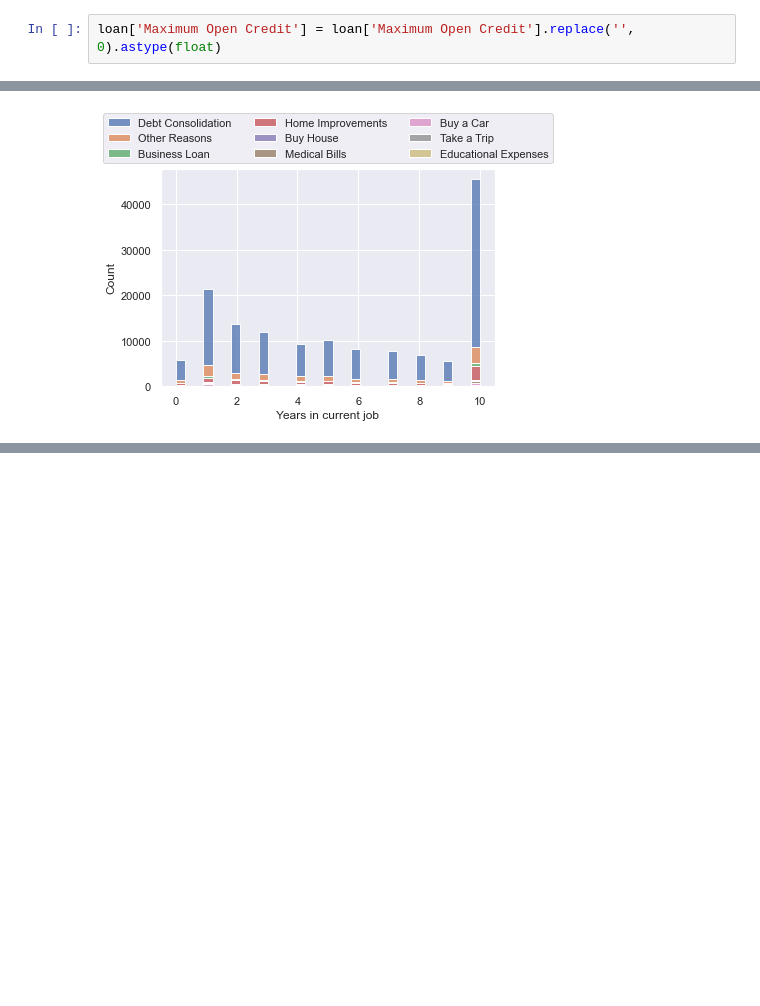
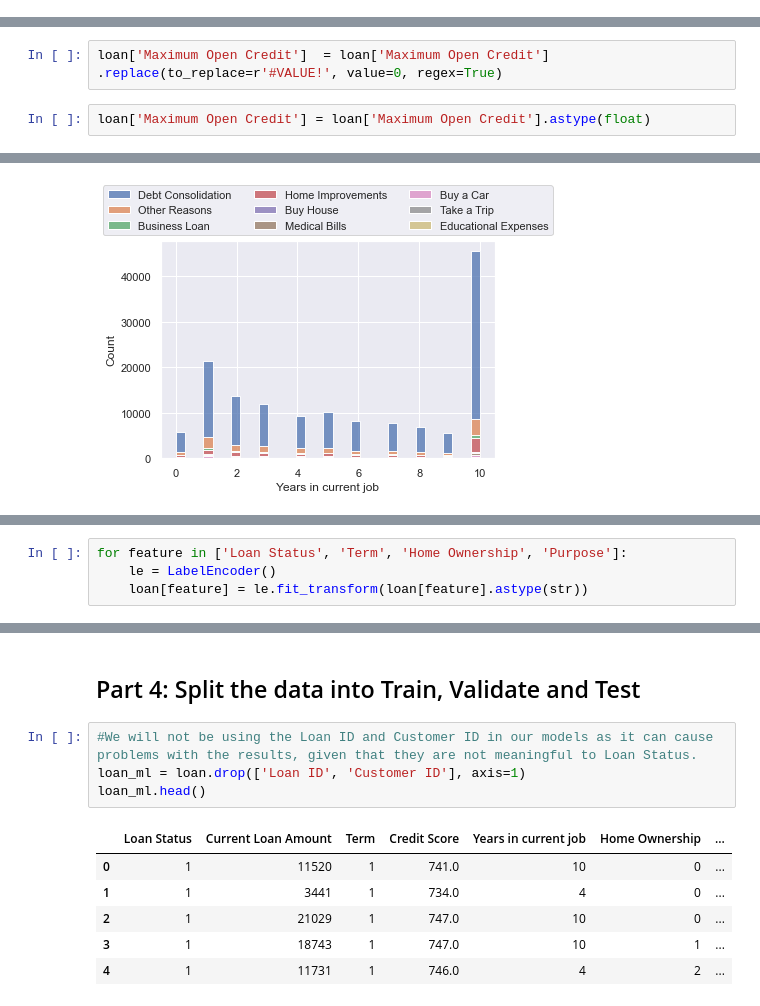
Before and after one commit to supermanimmy/loan-dataset-exploration, a Jupyter notebook: Loan Dataset Exploration.ipynb, the cells around one changed output, grey strips where cells are left out. Cells and saved outputs as stored; diff of their text form; blank space fills up the shorter version.

Commit message:
update machine learning part

```diff
--- a/Loan Dataset Exploration.ipynb
+++ b/Loan Dataset Exploration.ipynb
@@ -214,2 +239,0 @@ loan['Maximum Open Credit'] = loan['Maximum Open Credit'].str.strip(r'#VALUE!')
-# %%
-loan['Maximum Open Credit'] = loan['Maximum Open Credit'].replace('', 0).astype(float)
@@ -267,0 +255,4 @@ Name: Home Ownership, dtype: int64
+# %%
+loan['Maximum Open Credit']  = loan['Maximum Open Credit'] .replace(to_replace=r'#VALUE!', value=0, regex=True)
+# %%
+loan['Maximum Open Credit'] = loan['Maximum Open Credit'].astype(float)
@@ -475,0 +542,4 @@ Name: Term, dtype: int64
+# %%
+for feature in ['Loan Status', 'Term', 'Home Ownership', 'Purpose']:
+    le = LabelEncoder()
+    loan[feature] = le.fit_transform(loan[feature].astype(str))
@@ -475,0 +555,13 @@ Name: Term, dtype: int64
+# %% [markdown]
+## Part 4: Split the data into Train, Validate and Test
+# %%
+#We will not be using the Loan ID and Customer ID in our models as it can cause problems with the results, given that they are not meaningful to Loan Status.
+loan_ml = loan.drop(['Loan ID', 'Customer ID'], axis=1)
+loan_ml.head()
+# %% [output]
+|  | Loan Status | Current Loan Amount | Term | Credit Score | Years in current job | Home Ownership | ... |
+| 0 | 1 | 11520 | 1 | 741.0 | 10 | 0 | ... |
+| 1 | 1 | 3441 | 1 | 734.0 | 4 | 0 | ... |
+| 2 | 1 | 21029 | 1 | 747.0 | 10 | 0 | ... |
+| 3 | 1 | 18743 | 1 | 747.0 | 10 | 1 | ... |
+| 4 | 1 | 11731 | 1 | 746.0 | 4 | 2 | ... |
```
Also changed, not shown: parts of 100 cells of this notebook.
